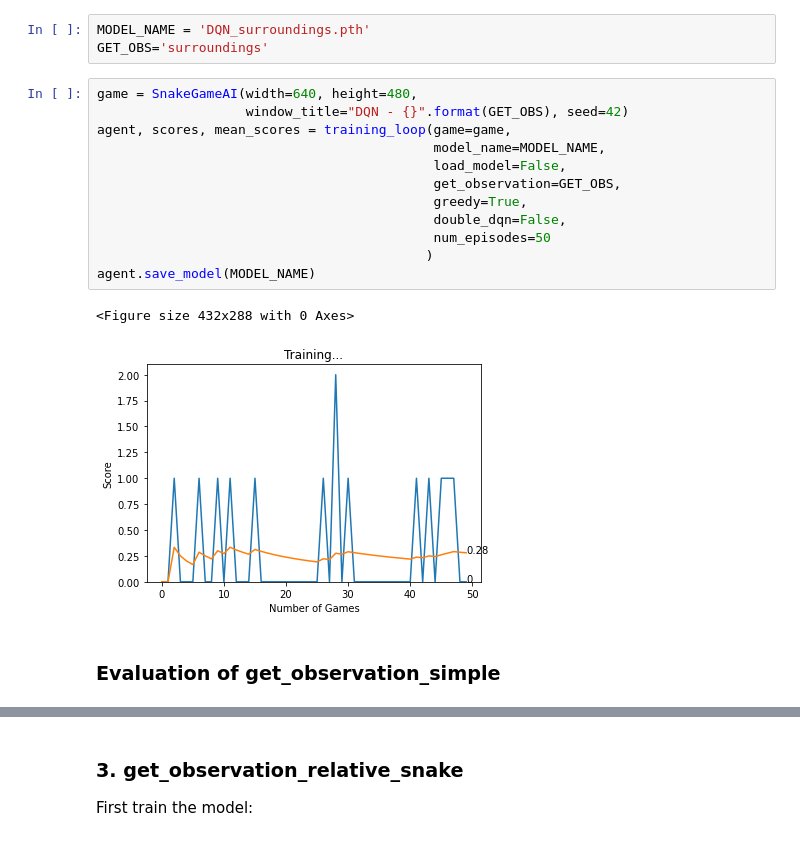
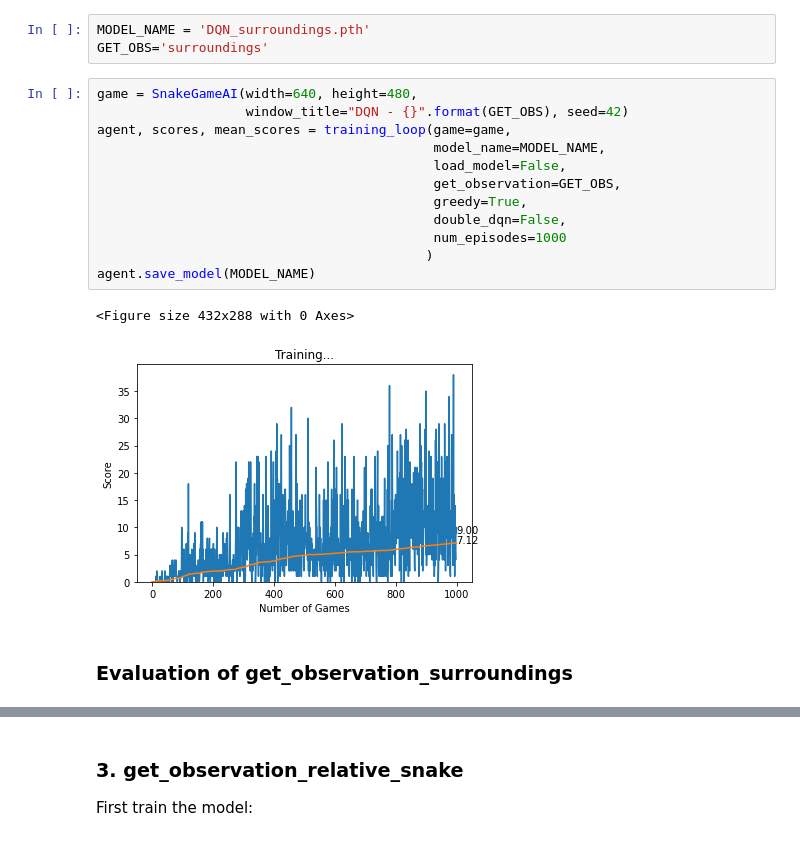
Before and after one commit to alexxcollins/Collins_Adib_INM707_CW, a Jupyter notebook: Advanced RL/Q-Learning_Comparisons.ipynb, the cells around one changed output, grey strips where cells are left out. Drawn from its saved outputs; the diff is of its cells as text.

```diff
--- a/Advanced RL/Q-Learning_Comparisons.ipynb
+++ b/Advanced RL/Q-Learning_Comparisons.ipynb
@@ -83,19 +84,19 @@ GET_OBS='surroundings'
 # %%
 game = SnakeGameAI(width=640, height=480,
                    window_title="DQN - {}".format(GET_OBS), seed=42)
 agent, scores, mean_scores = training_loop(game=game,
                                            model_name=MODEL_NAME,
                                            load_model=False,
                                            get_observation=GET_OBS,
                                            greedy=True,
                                            double_dqn=False,
-                                           num_episodes=50
+                                           num_episodes=1000
                                           )
 agent.save_model(MODEL_NAME)
 # %% [output]
 <Figure size 432x288 with 0 Axes>
-[figure, old version]
+[figure, new version]
 # %% [markdown]
-### Evaluation of get_observation_simple
+### Evaluation of get_observation_surroundings
 # %%
 game = SnakeGameAI(width=640, height=480,
```
Also changed, not shown: parts of 8 cells of this notebook, 5 other files.
